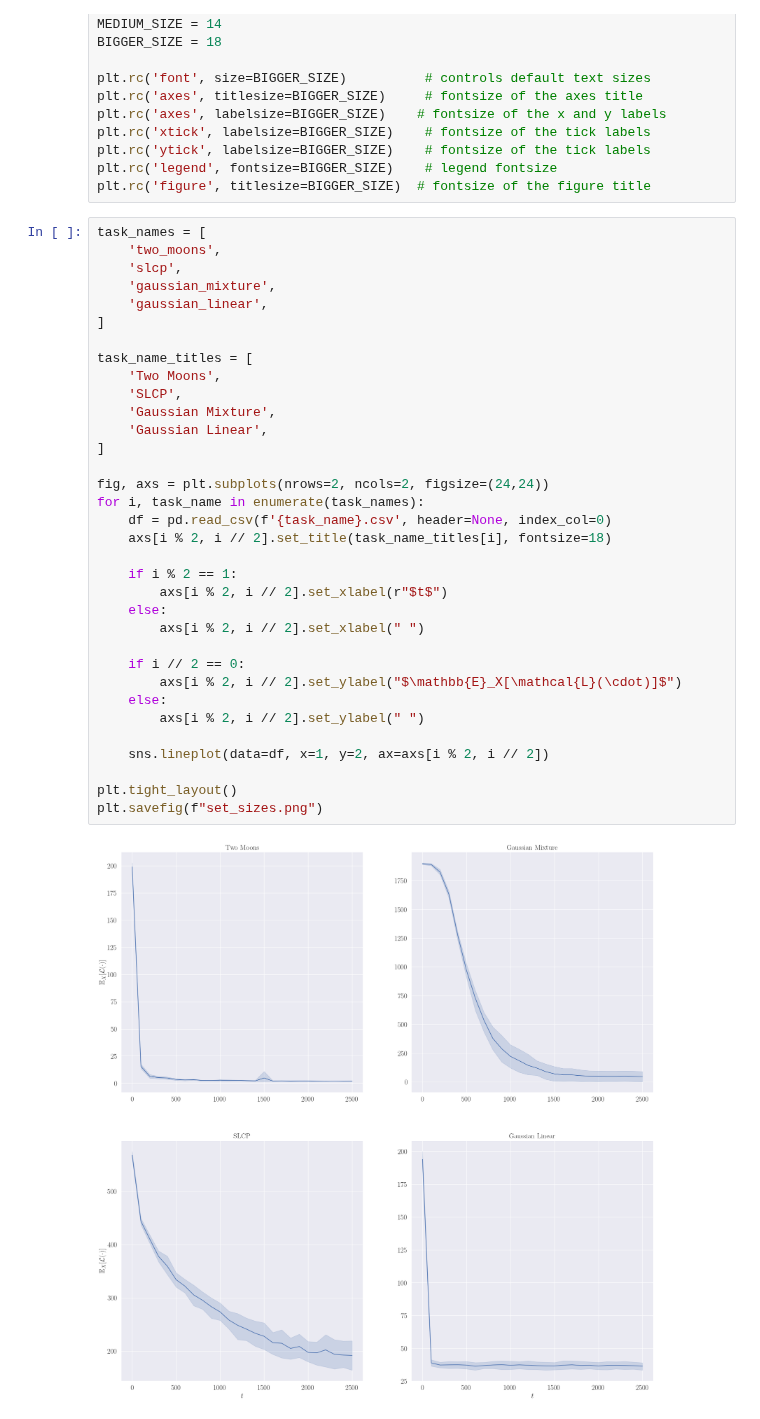
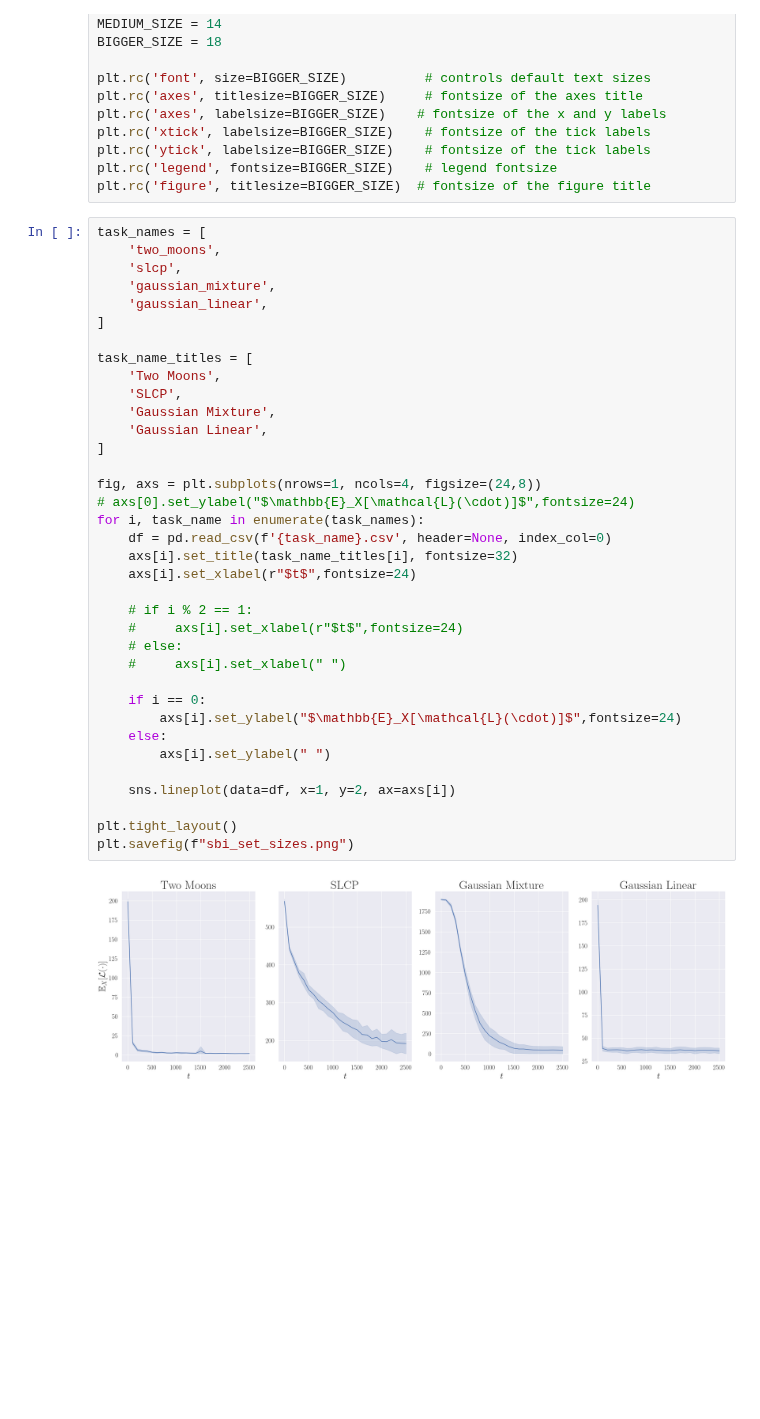
Before and after one commit to yashpatel5400/canvi, a Jupyter notebook: canvi/set_size_sbi.ipynb, the cells around one changed output. Saved outputs shown, nothing was run; the diff lists cells and outputs as text; blank space fills up the shorter version.

Commit message:
Various plotting adjustments

```diff
--- a/canvi/set_size_sbi.ipynb
+++ b/canvi/set_size_sbi.ipynb
@@ -33,36 +33,38 @@ plt.rc('figure', titlesize=BIGGER_SIZE)  # fontsize of the figure title
 # %%
 task_names = [
     'two_moons',
     'slcp',
     'gaussian_mixture',
     'gaussian_linear',
 ]
 
 task_name_titles = [
     'Two Moons',
     'SLCP',
     'Gaussian Mixture',
     'Gaussian Linear',
 ]
 
-fig, axs = plt.subplots(nrows=2, ncols=2, figsize=(24,24))
+fig, axs = plt.subplots(nrows=1, ncols=4, figsize=(24,8))
+# axs[0].set_ylabel("$\mathbb{E}_X[\mathcal{L}(\cdot)]$",fontsize=24)
 for i, task_name in enumerate(task_names):
     df = pd.read_csv(f'{task_name}.csv', header=None, index_col=0)
-    axs[i % 2, i // 2].set_title(task_name_titles[i], fontsize=18)
+    axs[i].set_title(task_name_titles[i], fontsize=32)
+    axs[i].set_xlabel(r"$t$",fontsize=24)
 
-    if i % 2 == 1:
-        axs[i % 2, i // 2].set_xlabel(r"$t$")
+    # if i % 2 == 1:
+    #     axs[i].set_xlabel(r"$t$",fontsize=24)
+    # else:
+    #     axs[i].set_xlabel(" ")
+
+    if i == 0:
+        axs[i].set_ylabel("$\mathbb{E}_X[\mathcal{L}(\cdot)]$",fontsize=24)
     else:
-        axs[i % 2, i // 2].set_xlabel(" ")
+        axs[i].set_ylabel(" ")
 
-    if i // 2 == 0:
-        axs[i % 2, i // 2].set_ylabel("$\mathbb{E}_X[\mathcal{L}(\cdot)]$")
-    else:
-        axs[i % 2, i // 2].set_ylabel(" ")
-
-    sns.lineplot(data=df, x=1, y=2, ax=axs[i % 2, i // 2])
+    sns.lineplot(data=df, x=1, y=2, ax=axs[i])
 
 plt.tight_layout()
-plt.savefig(f"set_sizes.png")
+plt.savefig(f"sbi_set_sizes.png")
 # %% [output]
-[figure, old version]
+[figure, new version]
```
Also changed, not shown: 3 other files.
